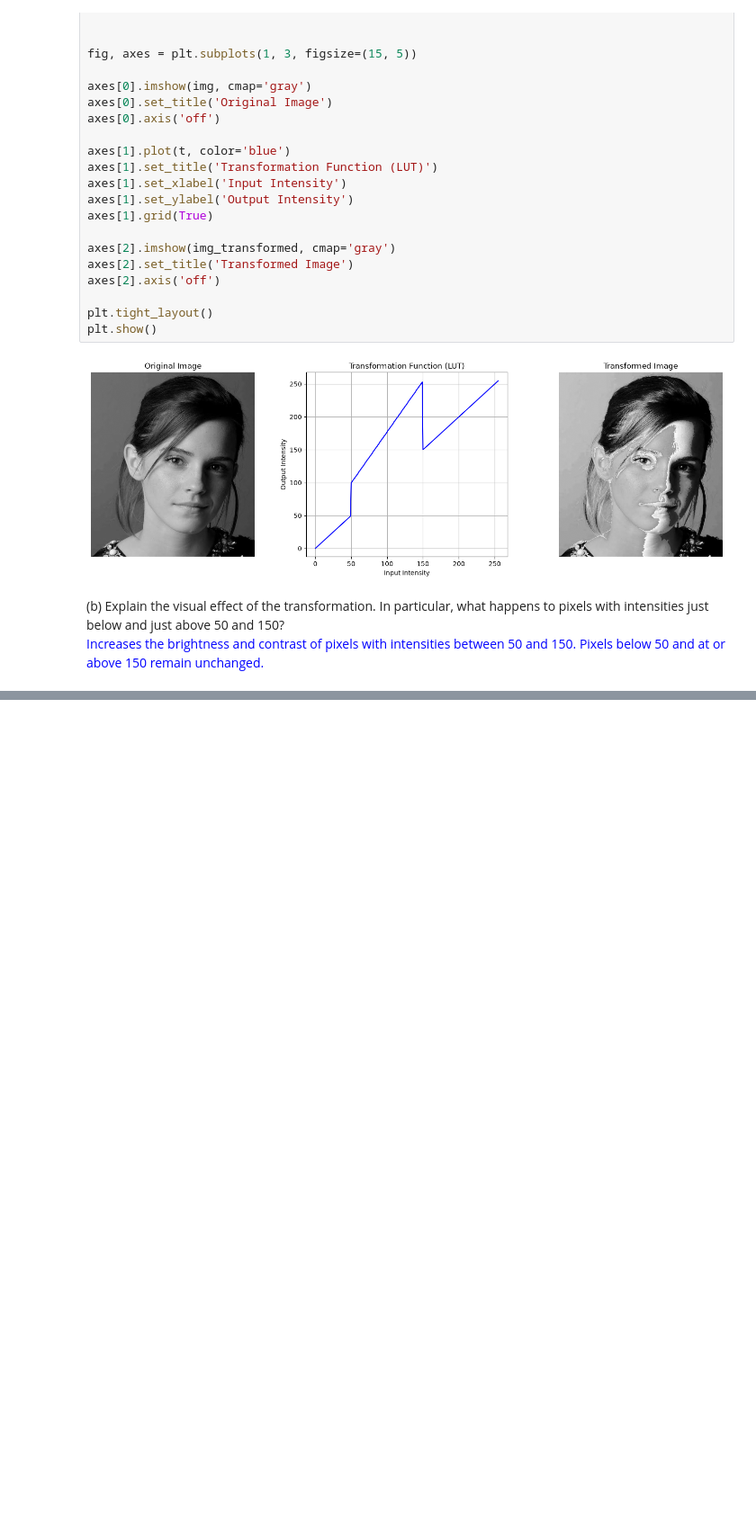
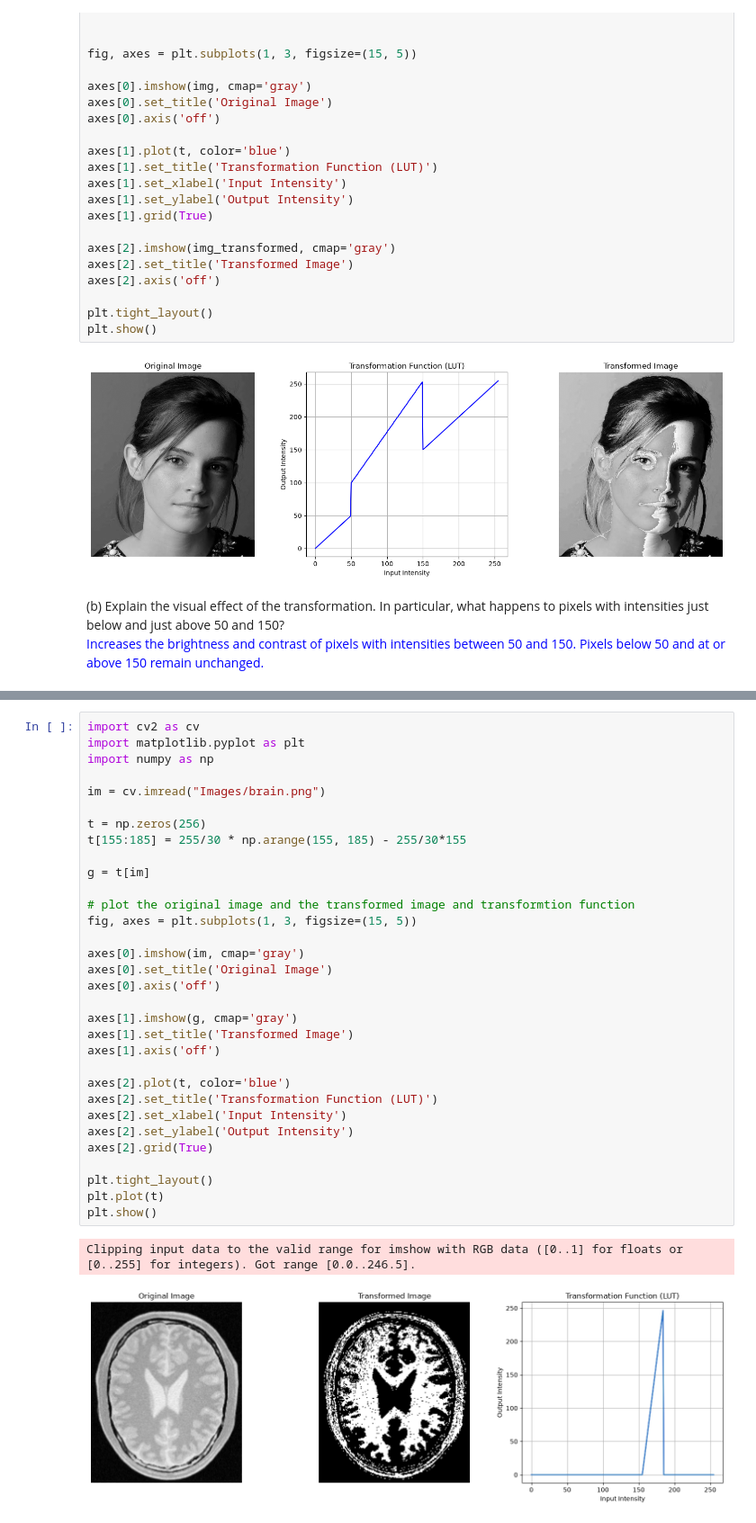
Before and after one commit to Imashanilupul/Machine_Vision_Assignment_1, a Jupyter notebook: Answer_Sheet.ipynb, the cells around one changed output, grey strips where cells are left out. Shown at 90% size. Saved outputs shown, nothing was run; the diff lists cells and outputs as text; blank space fills up the shorter version.

```diff
--- a/Answer_Sheet.ipynb
+++ b/Answer_Sheet.ipynb
@@ -53,0 +68,35 @@ Pixels below 50 and at or above 150 remain unchanged.
+# %%
+import cv2 as cv
+import matplotlib.pyplot as plt
+import numpy as np
+
+im = cv.imread("Images/brain.png")
+
+t = np.zeros(256)
+t[155:185] = 255/30 * np.arange(155, 185) - 255/30*155
+
+g = t[im]
+
+# plot the original image and the transformed image and transformtion function
+fig, axes = plt.subplots(1, 3, figsize=(15, 5))
+
+axes[0].imshow(im, cmap='gray')
+axes[0].set_title('Original Image')
+axes[0].axis('off')
+
+axes[1].imshow(g, cmap='gray')
+axes[1].set_title('Transformed Image')
+axes[1].axis('off')
+
+axes[2].plot(t, color='blue')
+axes[2].set_title('Transformation Function (LUT)')
+axes[2].set_xlabel('Input Intensity')
+axes[2].set_ylabel('Output Intensity')
+axes[2].grid(True)
+
+plt.tight_layout()
+plt.plot(t)
+plt.show()
+# %% [output]
+Clipping input data to the valid range for imshow with RGB data ([0..1] for floats or [0..255] for integers). Got range [0.0..246.5].
+[figure, added]
```
Also changed, not shown: parts of 1 cell of this notebook.
